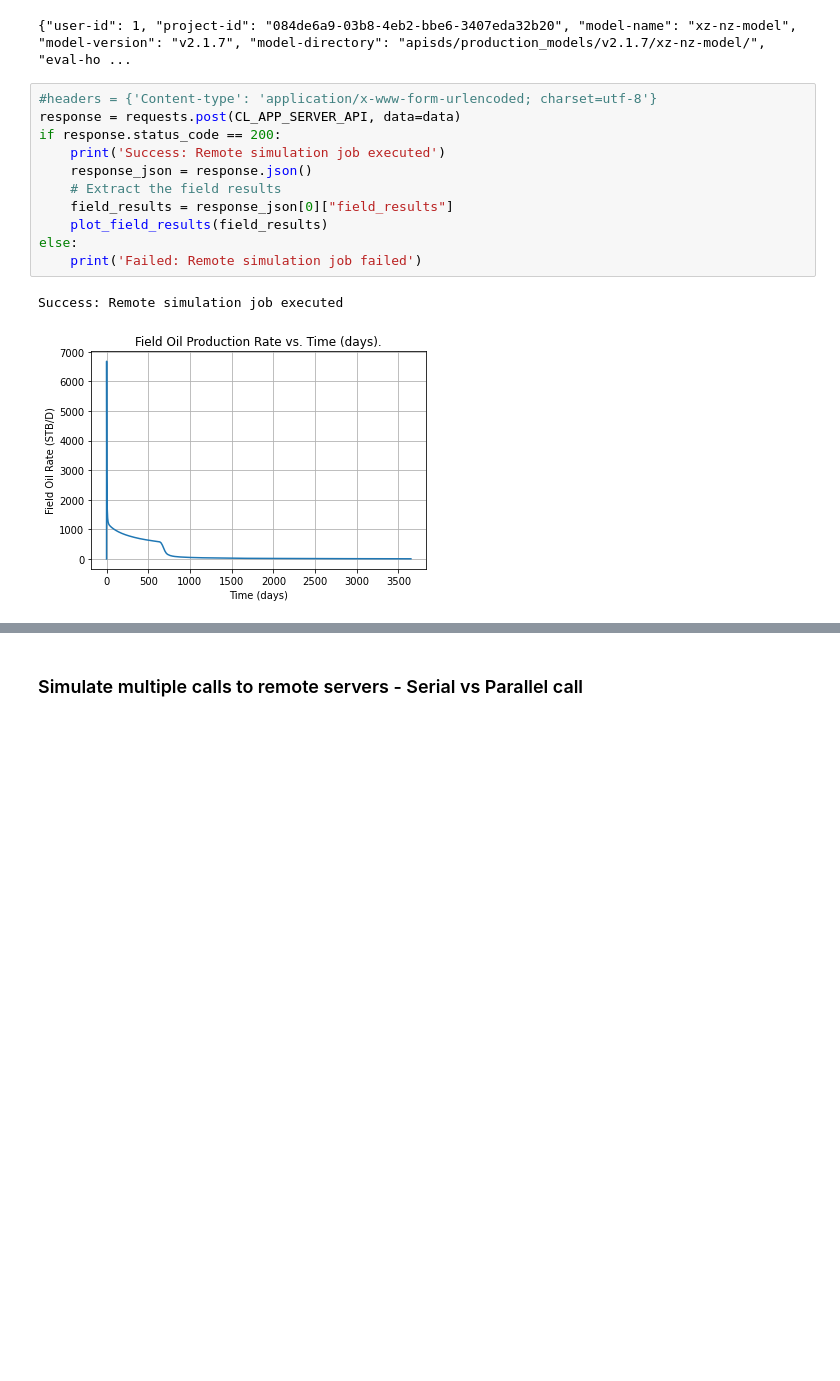
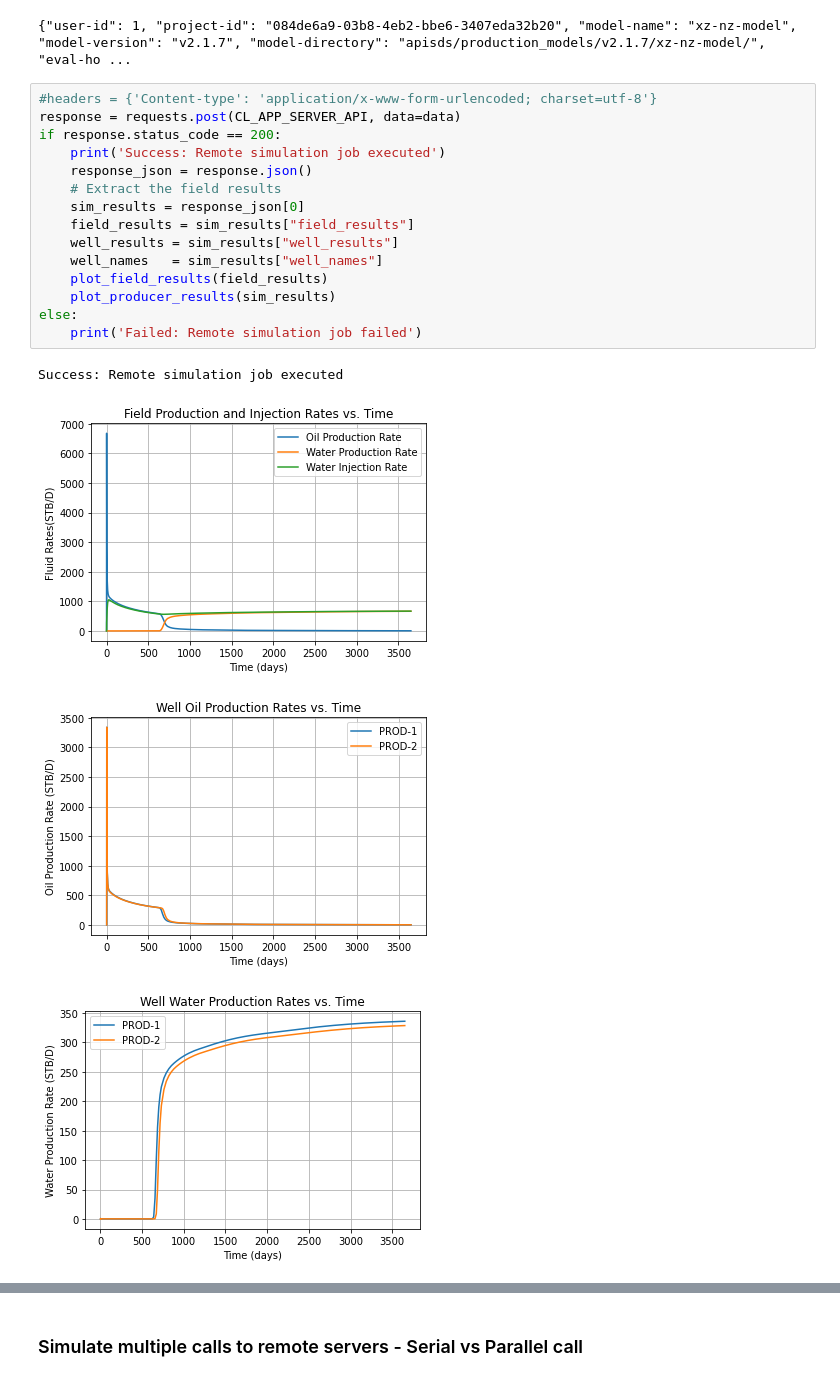
Before and after one commit to jeosol/aiml, a Jupyter notebook: remote_simulation_analysis.ipynb, the cells around one changed output, grey strips where cells are left out. Drawn from its saved outputs; the diff is of its cells as text; blank space fills up the shorter version.

Commit message:
Modify notebook to use new field and well level plots

```diff
--- a/remote_simulation_analysis.ipynb
+++ b/remote_simulation_analysis.ipynb
@@ -92,14 +92,20 @@ print(data)
 # %%
 #headers = {'Content-type': 'application/x-www-form-urlencoded; charset=utf-8'}
 response = requests.post(CL_APP_SERVER_API, data=data)
 if response.status_code == 200:
     print('Success: Remote simulation job executed')
     response_json = response.json()
     # Extract the field results
-    field_results = response_json[0]["field_results"]
+    sim_results = response_json[0]
+    field_results = sim_results["field_results"]
+    well_results = sim_results["well_results"]
+    well_names   = sim_results["well_names"]
     plot_field_results(field_results)
+    plot_producer_results(sim_results)
 else:
     print('Failed: Remote simulation job failed')
 # %% [output]
 Success: Remote simulation job executed
-[figure, old version]
+[figure, new version]
+[figure, added]
+[figure, added]
```
Also changed, not shown: parts of 2 cells of this notebook.
